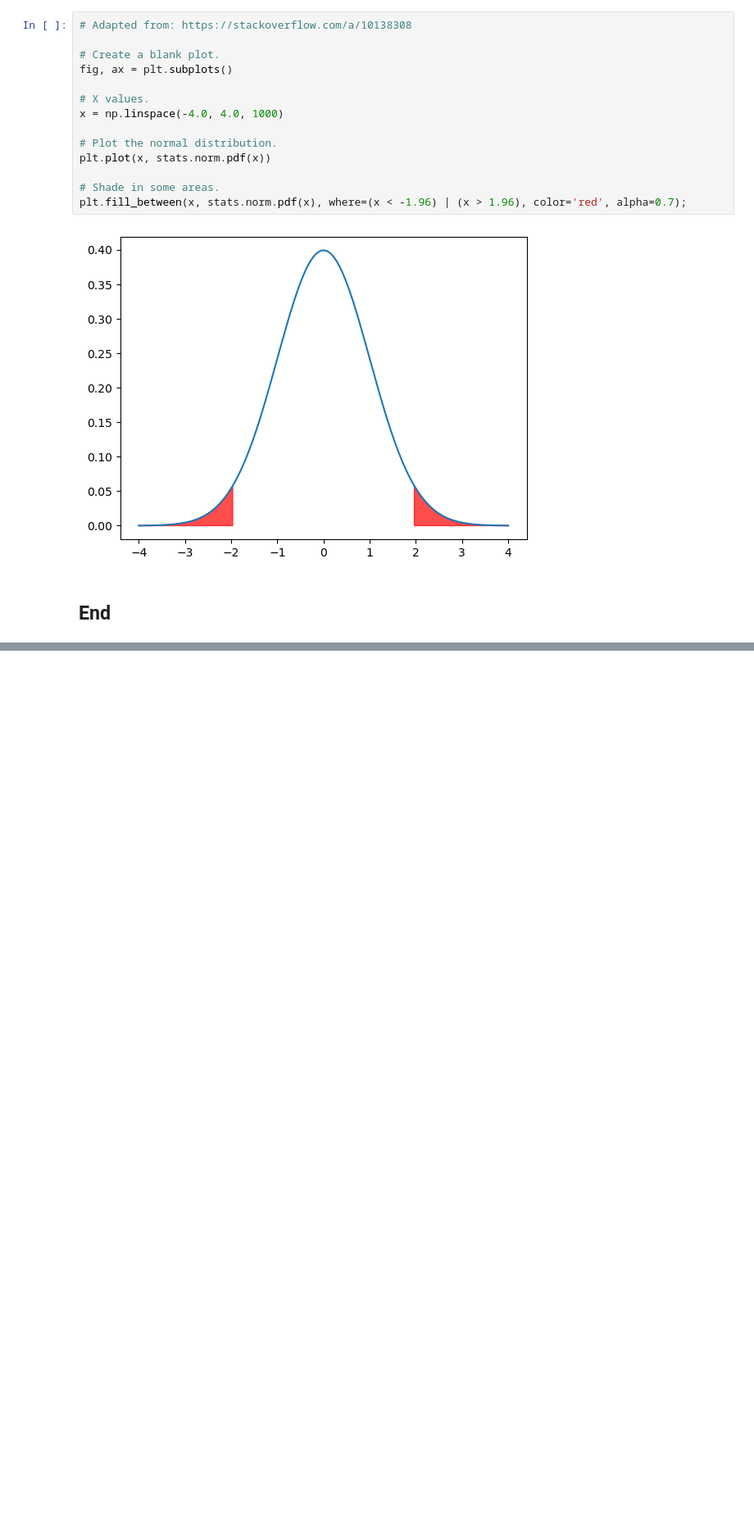
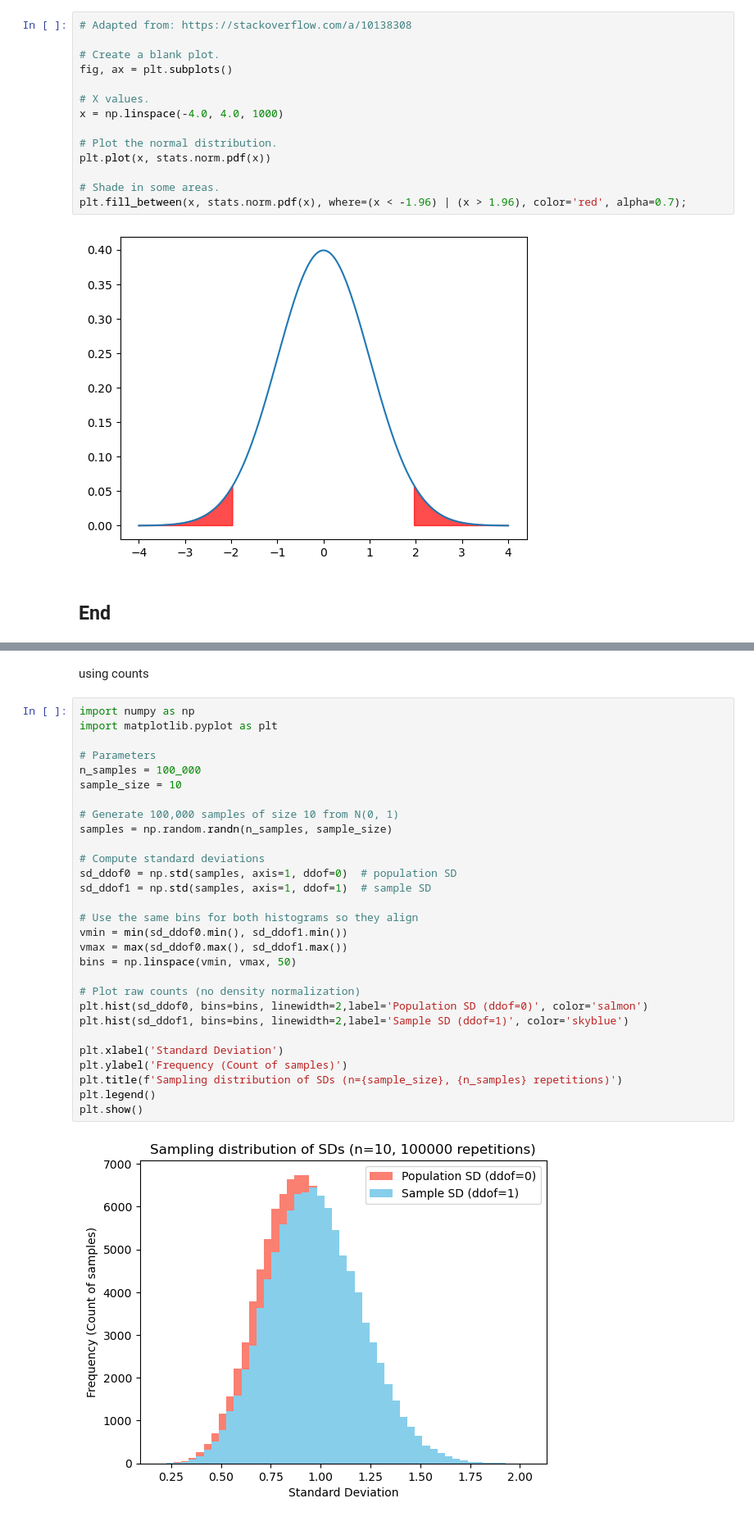
Before and after one commit to SBCURLEY/as-roughwork, a Jupyter notebook: materials/normal-distribution.ipynb, the cells around one changed output, grey strips where cells are left out. Shown at 82% size. Cells and saved outputs as stored; diff of their text form; blank space fills up the shorter version.

```diff
--- a/materials/normal-distribution.ipynb
+++ b/materials/normal-distribution.ipynb
@@ -442,0 +505,33 @@ plt.fill_between(x, stats.norm.pdf(x), where=(x < -1.96) | (x > 1.96), color='re
+# %% [markdown]
+using counts
+# %%
+import numpy as np
+import matplotlib.pyplot as plt
+
+# Parameters
+n_samples = 100_000
+sample_size = 10
+
+# Generate 100,000 samples of size 10 from N(0, 1)
+samples = np.random.randn(n_samples, sample_size)
+
+# Compute standard deviations
+sd_ddof0 = np.std(samples, axis=1, ddof=0)  # population SD
+sd_ddof1 = np.std(samples, axis=1, ddof=1)  # sample SD
+
+# Use the same bins for both histograms so they align
+vmin = min(sd_ddof0.min(), sd_ddof1.min())
+vmax = max(sd_ddof0.max(), sd_ddof1.max())
+bins = np.linspace(vmin, vmax, 50)
+
+# Plot raw counts (no density normalization)
+plt.hist(sd_ddof0, bins=bins, linewidth=2,label='Population SD (ddof=0)', color='salmon')
+plt.hist(sd_ddof1, bins=bins, linewidth=2,label='Sample SD (ddof=1)', color='skyblue')
+
+plt.xlabel('Standard Deviation')
+plt.ylabel('Frequency (Count of samples)')
+plt.title(f'Sampling distribution of SDs (n={sample_size}, {n_samples} repetitions)')
+plt.legend()
+plt.show()
+# %% [output]
+[figure, added]
```
Also changed, not shown: parts of 24 cells of this notebook.
